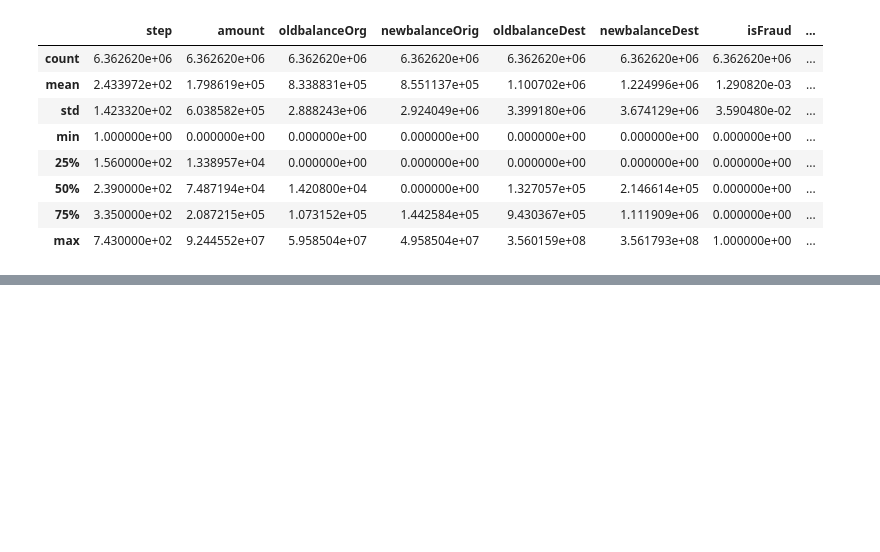
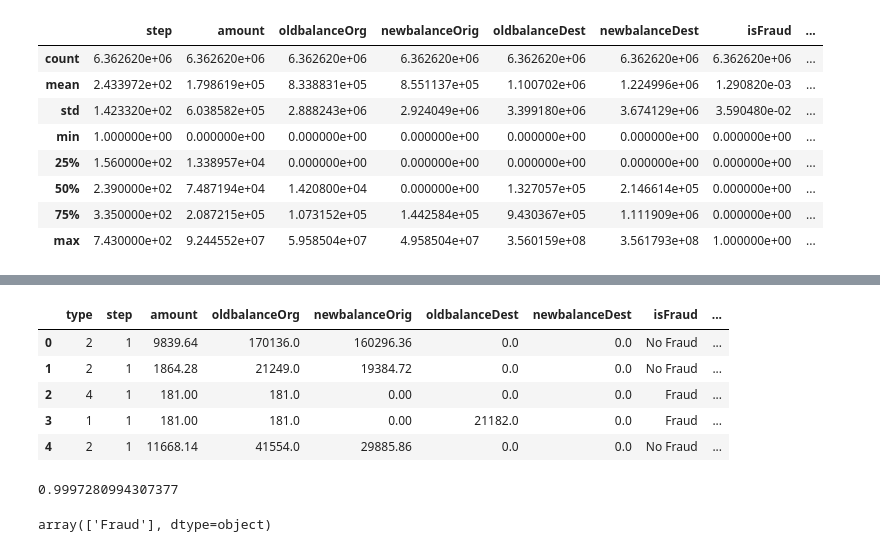
Before and after one commit to Eden-Alem/DataHub, a Jupyter notebook: Online Payment Fraud Detection/fraud_detection.ipynb, the cells around one changed output, grey strips where cells are left out. Drawn from its saved outputs; the diff is of its cells as text; code cells hidden in the pictures; blank space fills up the shorter version.

Commit message:
Online payments fraud detection making use of dataset on Kaggle under different transaction types - Classification Model

```diff
--- a/Online Payment Fraud Detection/fraud_detection.ipynb
+++ b/Online Payment Fraud Detection/fraud_detection.ipynb
@@ -75,0 +121,6 @@ data.
+# %%
+numerical_cols = ['step', 'amount', 'oldbalanceOrg', 'newbalanceOrig',
+       'oldbalanceDest', 'newbalanceDest', 'isFraud', 'isFlaggedFraud']
+
+correlation = data[numerical_cols].corr()
+correlation["isFraud"].sort_values(ascending=False)
@@ -75,0 +137,7 @@ data.
+# %%
+# Categorical features to numerical
+data["type"] = data["type"].map({"CASH_OUT": 1, "PAYMENT": 2,
+                                 "CASH_IN": 3, "TRANSFER": 4,
+                                 "DEBIT": 5})
+
+data['type'].unique
@@ -75,0 +157,13 @@ data.
+# %%
+data = data[['type'] + numerical_cols]
+
+data['isFraud'] = data["isFraud"].map({0: "No Fraud", 1: "Fraud"})
+
+data.head()
+# %% [output]
+|  | type | step | amount | oldbalanceOrg | newbalanceOrig | oldbalanceDest | newbalanceDest | isFraud | ... |
+| 0 | 2 | 1 | 9839.64 | 170136.0 | 160296.36 | 0.0 | 0.0 | No Fraud | ... |
+| 1 | 2 | 1 | 1864.28 | 21249.0 | 19384.72 | 0.0 | 0.0 | No Fraud | ... |
+| 2 | 4 | 1 | 181.00 | 181.0 | 0.00 | 0.0 | 0.0 | Fraud | ... |
+| 3 | 1 | 1 | 181.00 | 181.0 | 0.00 | 21182.0 | 0.0 | Fraud | ... |
+| 4 | 2 | 1 | 11668.14 | 41554.0 | 29885.86 | 0.0 | 0.0 | No Fraud | ... |
@@ -75,0 +179,14 @@ data.
+# %%
+from sklearn.tree import DecisionTreeClassifier
+
+model = DecisionTreeClassifier()
+model.fit(xtrain, ytrain)
+model.score(xtest, ytest)
+# %% [output]
+0.9997280994307377
+# %%
+#features = [type, amount, oldbalanceOrg, newbalanceOrig]
+features = np.array([[4, 9000.60, 9000.60, 0.0]])
+model.predict(features)
+# %% [output]
+array(['Fraud'], dtype=object)
```
Also changed, not shown: parts of 9 cells of this notebook.
